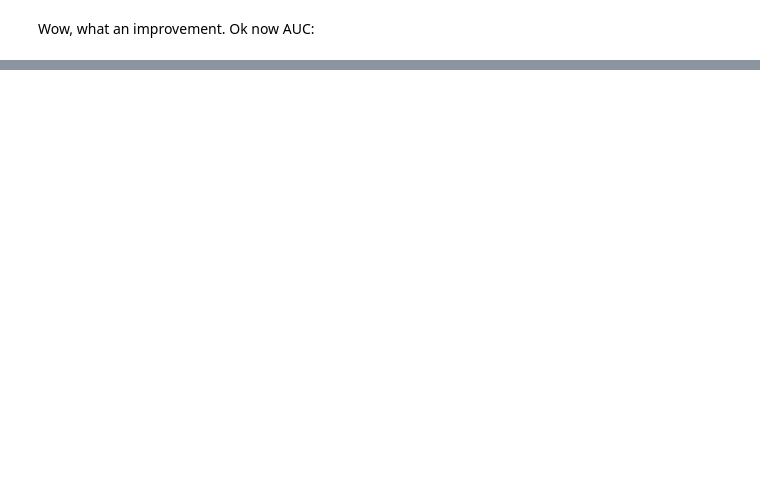
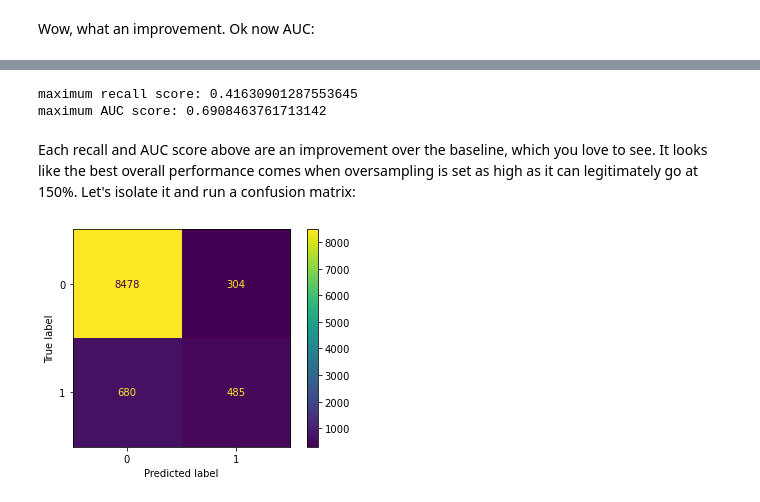
Before and after one commit to joeldmott/bank_marketing_classification_project, a Jupyter notebook: project_notebook.ipynb, the cells around one changed output, grey strips where cells are left out. Cells and saved outputs as stored; diff of their text form; code cells hidden in the pictures; blank space fills up the shorter version.

```diff
--- a/project_notebook.ipynb
+++ b/project_notebook.ipynb
@@ -391,5 +344,0 @@ X_train_preprocessed_normalized
-# %%
-#I had to cast X_train_preprocessed as ints at one point for StatsModels' Logit, but
-# just remember, this can't be done to X_train_preprocessed_normalized.
-X_train_preprocessed = X_train_preprocessed.astype(int)
-X_train_preprocessed.info()
@@ -1392,0 +1210,19 @@ Let's see if we can improve on this optimized decision tree with logistic regres
+# %%
+#normalizing X_test's continuous columns
+X_test_preprocessed_normalized_columns = scaler.transform(X_test[columns_to_normalize])
+
+#new column names for normalized columns so I can drop their non-normalized counterparts
+normalized_column_names = ['age_normalized', 'balance_normalized',
+                           'campaign_normalized', 'pdays_normalized', 'previous_normalized']
+
+#Turning it back into a DataFrame
+X_test_preprocessed_normalized_df = pd.DataFrame(X_test_preprocessed_normalized_columns,
+                                      columns=normalized_column_names,
+                                      index=X_test.index)
+X_test_preprocessed_normalized = pd.concat([X_test_preprocessed_normalized_df,
+                                             X_test_preprocessed], axis=1).drop(columns_to_normalize, axis=1)
+#X_test_preprocessed_normalized
+
+#making predictions
+X_test_for_pred = sm.add_constant(X_test_preprocessed_normalized)
+y_pred_test = round(baseline_result.predict(X_test_for_pred), 0).astype(int)
@@ -1397,5 +1487,5 @@ Our next step is to try all this again with a LogisticRegression model. I hope t
 # %%
 from sklearn.linear_model import LogisticRegression
 #instantiate and fit the baseline model
-logit_baseline_model = LogisticRegression(random_state=713)
-logit_baseline_model.fit(X_train_ohe, y_train)
+logit_baseline_model = LogisticRegression(random_state=713, max_iter=2000)
+logit_baseline_model.fit(X_train_preprocessed_normalized, y_train)
@@ -1443,3 +1547,3 @@ Anyway, let's begin with the same steps we took for the decision tree and see wh
 # %%
-logit_baseline_model_balanced = LogisticRegression(random_state=713, class_weight="balanced")
-logit_baseline_model_balanced.fit(X_train_ohe, y_train)
+logit_baseline_model_balanced = LogisticRegression(random_state=713, class_weight="balanced", max_iter=2000)
+logit_baseline_model_balanced.fit(X_train_preprocessed_normalized, y_train)
@@ -1492,0 +1664,22 @@ ConfusionMatrixDisplay.from_predictions(y_test, y_pred_test_oversample_minority)
+# %%
+print('maximum recall score:', max(recall_scores))
+print('maximum AUC score:', max(auc_scores))
+# %% [output]
+maximum recall score: 0.41630901287553645
+maximum AUC score: 0.6908463761713142
+# %% [markdown]
+Each recall and AUC score above are an improvement over the baseline, which you love to see. It looks like the best overall performance comes when oversampling is set as high as it can legitimately go at 150%. Let's isolate it and run a confusion matrix:
+# %%
+# define oversampling strategy
+oversample = RandomOverSampler(sampling_strategy={0:35140, 1:6968}, random_state=713)
+# fit and apply the transform
+X_train_preprocessed_normalized_over, y_train_over = oversample.fit_resample(X_train_preprocessed_normalized, y_train)
+#instantiate and fit
+logit_oversample_150 = LogisticRegression(random_state=713, max_iter=2000)
+logit_oversample_150.fit(X_train_preprocessed_normalized_over, y_train_over)
+#make predictions
+y_pred_test_oversample_150 = logit_oversample_150.predict(X_test_preprocessed_normalized)
+#confusion matrix
+ConfusionMatrixDisplay.from_predictions(y_test, y_pred_test_oversample_150);
+# %% [output]
+[figure, added]
```
Also changed, not shown: parts of 106 cells of this notebook.
